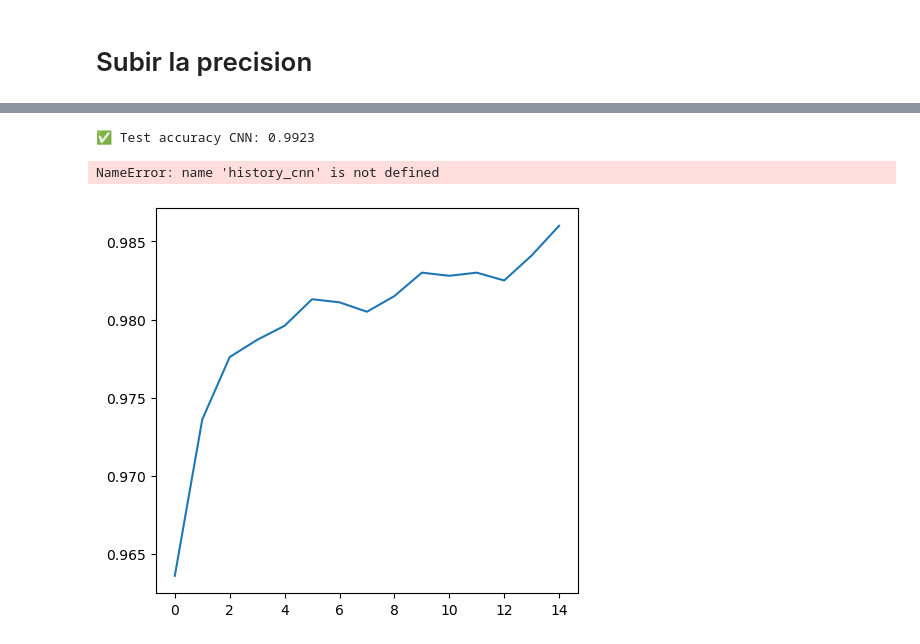
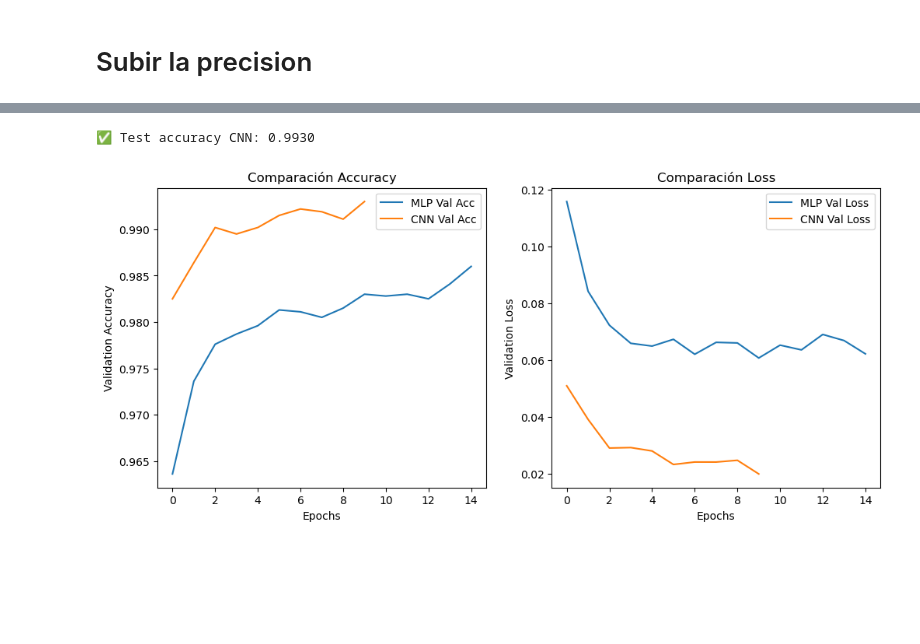
Before and after one commit to Diazgerard/Neural-Network-classification-in-MNIST-digits-dataset, a Jupyter notebook: NN.ipynb, the cells around one changed output, grey strips where cells are left out. Saved outputs shown, nothing was run; the diff lists cells and outputs as text; code cells hidden in the pictures; blank space fills up the shorter version.

```diff
--- a/NN.ipynb
+++ b/NN.ipynb
@@ -180,6 +180,13 @@ cnn_model = models.Sequential([
 ])
 
 cnn_model.compile(optimizer="adam", loss="categorical_crossentropy", metrics=["accuracy"])
-cnn_model.fit(x_train_cnn, y_train, epochs=10, batch_size=128, validation_data=(x_test_cnn, y_test), verbose=2)
+# Entrenar
+history_cnn = cnn_model.fit(
+    x_train_cnn, y_train,
+    epochs=10,
+    batch_size=128,
+    validation_data=(x_test_cnn, y_test),
+    verbose=2
+)
 # %% [output]
 Epoch 1/10
@@ -208,29 +214,28 @@ Epoch 10/10
 test_loss, test_acc = cnn_model.evaluate(x_test_cnn, y_test, verbose=0)
 print(f"✅ Test accuracy CNN: {test_acc:.4f}")
 # %% [output]
-✅ Test accuracy CNN: 0.9923
+✅ Test accuracy CNN: 0.9930
 # %%
 plt.figure(figsize=(12,5))
 
 # Accuracy
 plt.subplot(1,2,1)
 plt.plot(history.history['val_accuracy'], label='MLP Val Acc')
-plt.plot(cnn_model.history['val_accuracy'], label='CNN Val Acc')
+plt.plot(history_cnn.history['val_accuracy'], label='CNN Val Acc')
 plt.xlabel('Epochs')
 plt.ylabel('Validation Accuracy')
 plt.legend()
 plt.title('Comparación Accuracy')
 
 # Loss
 plt.subplot(1,2,2)
 plt.plot(history.history['val_loss'], label='MLP Val Loss')
-plt.plot(cnn_model.history['val_loss'], label='CNN Val Loss')
+plt.plot(history_cnn.history['val_loss'], label='CNN Val Loss')
 plt.xlabel('Epochs')
 plt.ylabel('Validation Loss')
 plt.legend()
 plt.title('Comparación Loss')
 
 plt.show()
 # %% [output]
-NameError: name 'history_cnn' is not defined
-[figure, old version]
+[figure, new version]
```
Also changed, not shown: parts of 2 cells of this notebook.
